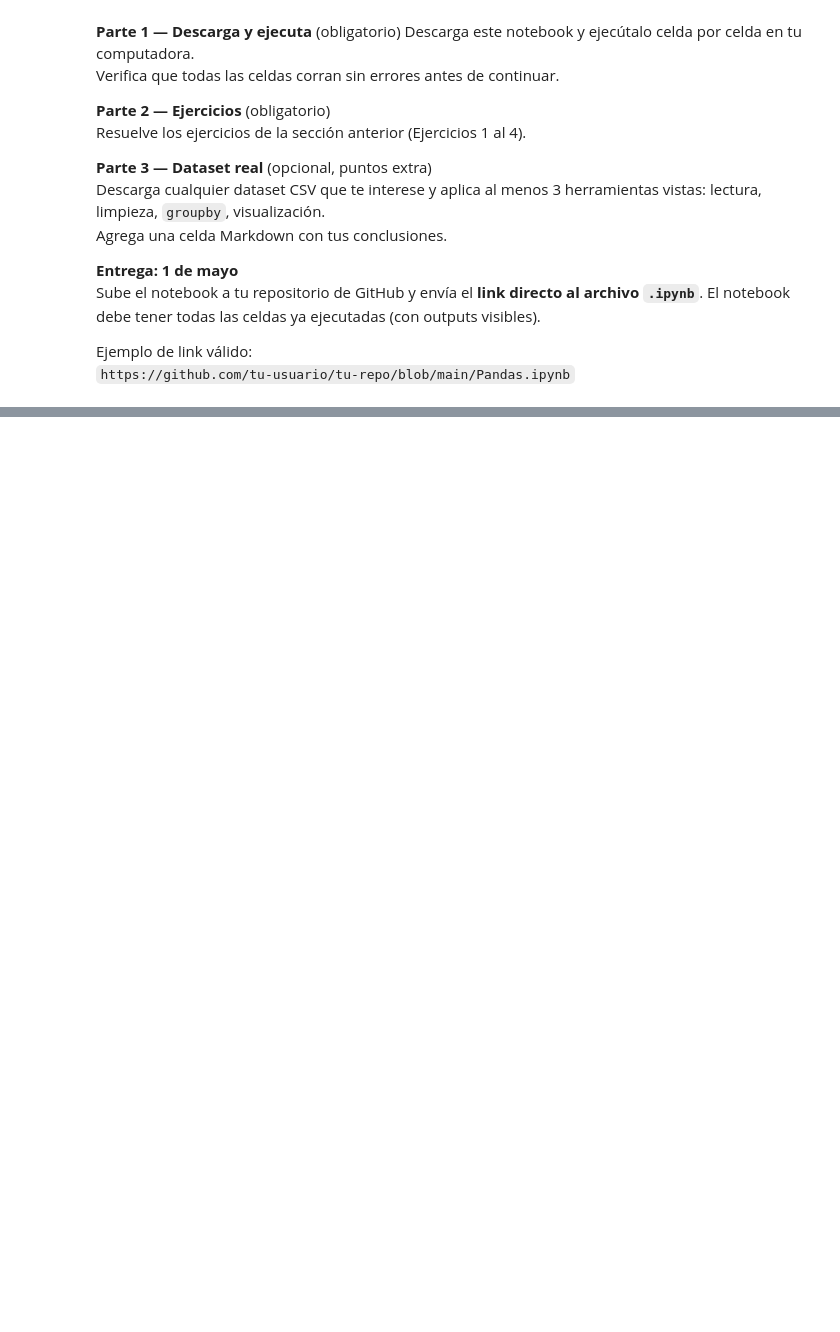
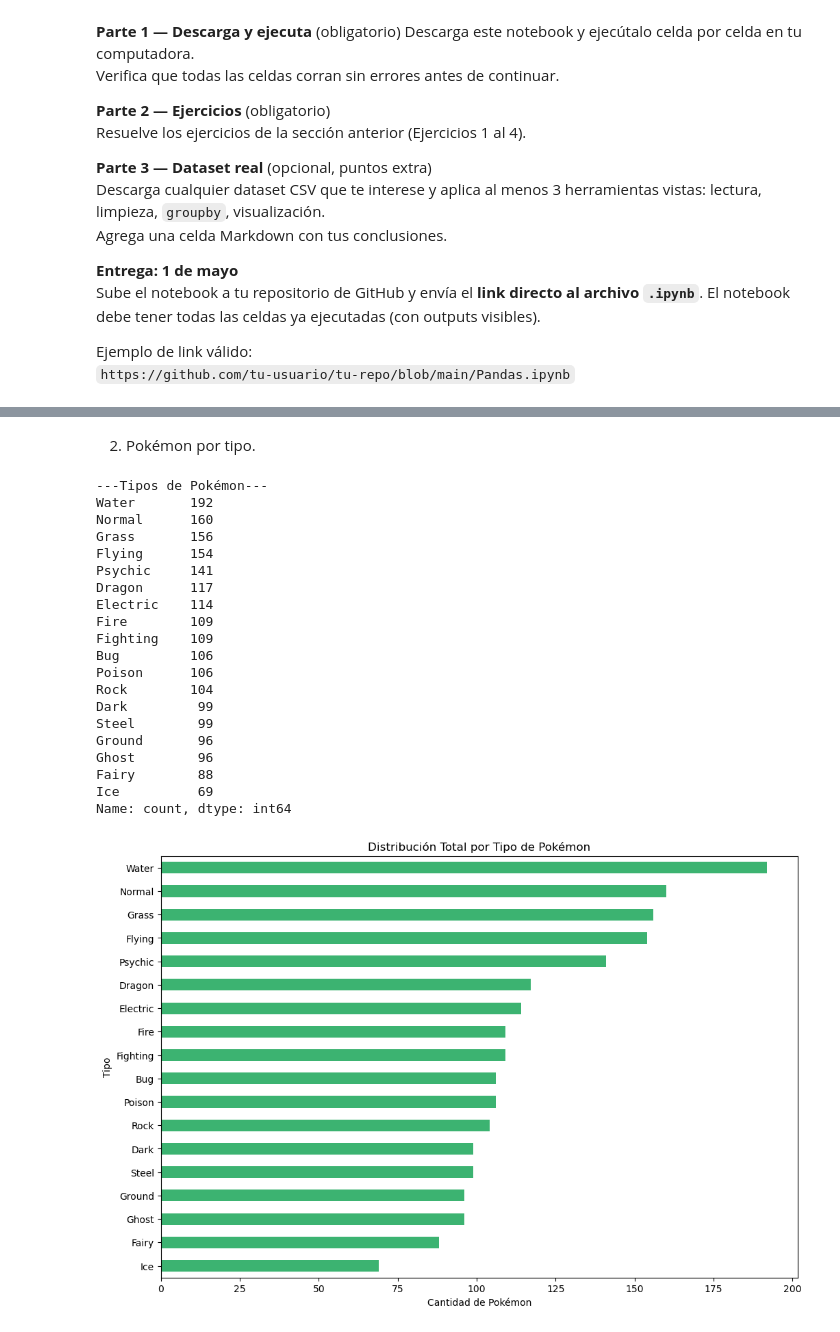
Before and after one commit to C-Pablo08/F12-Programacion, a Jupyter notebook: tareas/tarea5/Pandas.ipynb, the cells around one changed output, grey strips where cells are left out. Saved outputs shown, nothing was run; the diff lists cells and outputs as text; code cells hidden in the pictures; blank space fills up the shorter version.

```diff
--- a/tareas/tarea5/Pandas.ipynb
+++ b/tareas/tarea5/Pandas.ipynb
@@ -944,0 +1179,40 @@ Ejemplo de link válido:
+# %% [markdown]
+2. Pokémon por tipo.
+# %%
+t1 = df_poke["type_1"].value_counts()
+t2 = df_poke["type_2"].value_counts()
+
+total_tipos = t1.add(t2).sort_values(ascending=False)
+print("---Tipos de Pokémon---")
+print(total_tipos)
+
+plt.figure(figsize=(12, 8))
+total_tipos.plot(kind='barh', color='mediumseagreen')
+
+plt.title('Distribución Total por Tipo de Pokémon')
+plt.xlabel('Cantidad de Pokémon')
+plt.ylabel('Tipo')
+plt.gca().invert_yaxis()
+plt.show()
+# %% [output]
+---Tipos de Pokémon---
+Water       192
+Normal      160
+Grass       156
+Flying      154
+Psychic     141
+Dragon      117
+Electric    114
+Fire        109
+Fighting    109
+Bug         106
+Poison      106
+Rock        104
+Dark         99
+Steel        99
+Ground       96
+Ghost        96
+Fairy        88
+Ice          69
+Name: count, dtype: int64
+[figure, added]
```
Also changed, not shown: parts of 25 cells of this notebook, 1 other file.
